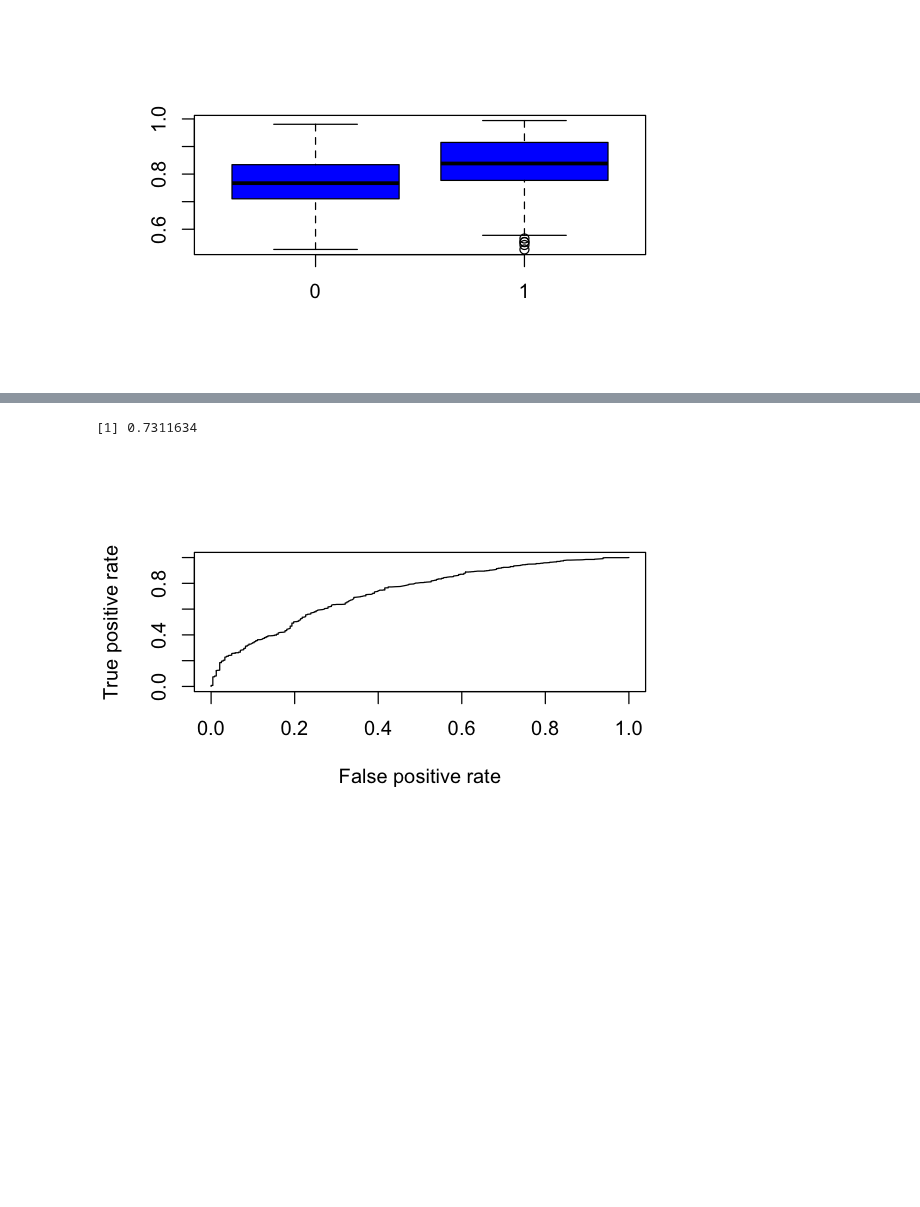
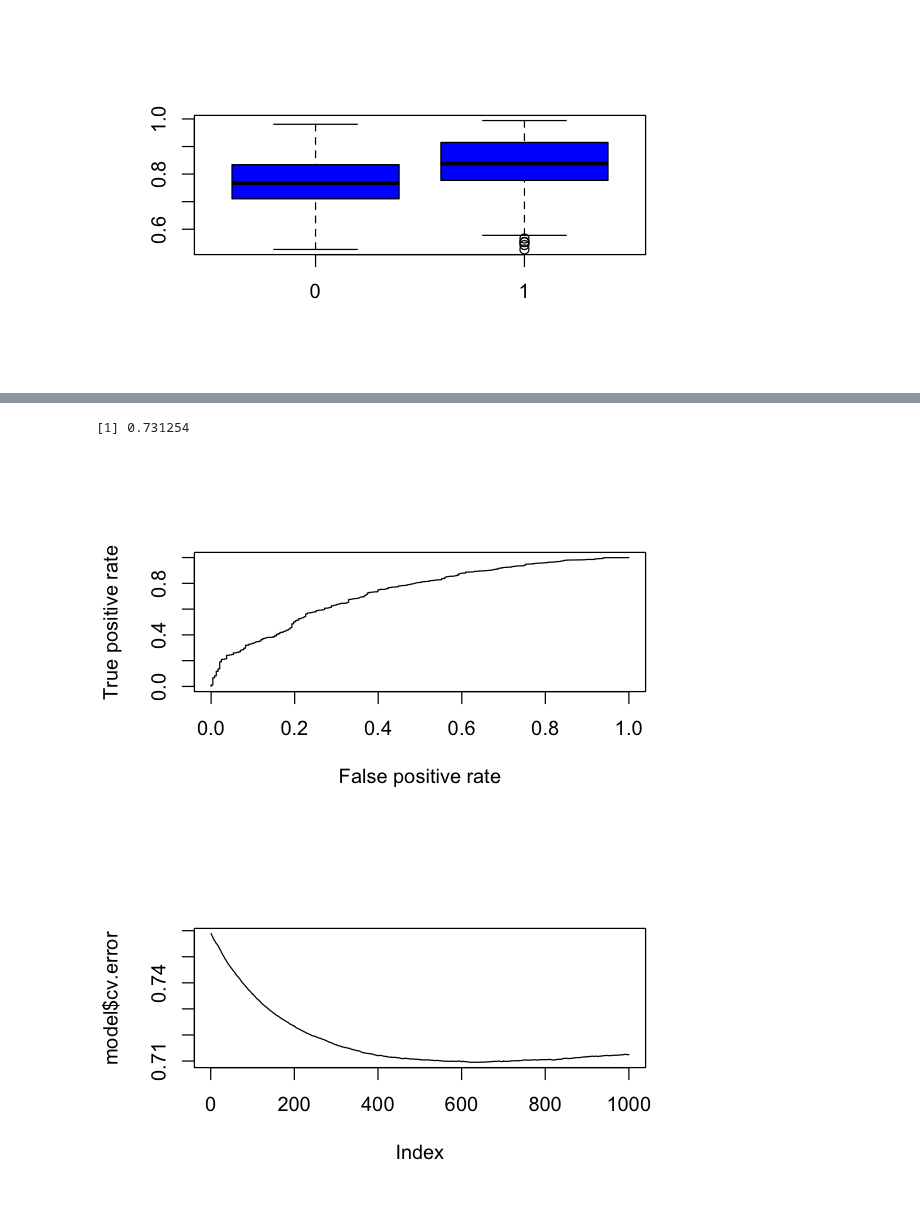
Before and after one commit to cturner500/DoPLER, a Jupyter notebook: R_funnel_analysis.ipynb, the cells around one changed output, grey strips where cells are left out. Saved outputs shown, nothing was run; the diff lists cells and outputs as text; code cells hidden in the pictures; blank space fills up the shorter version.

Commit message:
error est on stumps

```diff
--- a/R_funnel_analysis.ipynb
+++ b/R_funnel_analysis.ipynb
@@ -317,12 +318,16 @@ A gradient boosted model with adaboost loss function.
 There were 4 predictors of which 4 had non-zero influence.
 # %%
 p <- predict.gbm(model, newdata=dat, type="response", n.trees=1000)
-pr <- prediction(p, dat[,col])
+pr <- prediction(p, as.numeric(dat[,col]))
 prf <- performance(pr, measure = "tpr", x.measure = "fpr")
 plot(prf)
 auc <- performance(pr, measure = "auc")
 auc <- auc@y.values[[1]]
 auc
 # %% [output]
-[1] 0.7311634
+[1] 0.731254
 [figure]
+# %%
+plot(model$cv.error, type='l')
+# %% [output]
+[figure, added]
```
Also changed, not shown: parts of 4 cells of this notebook.
